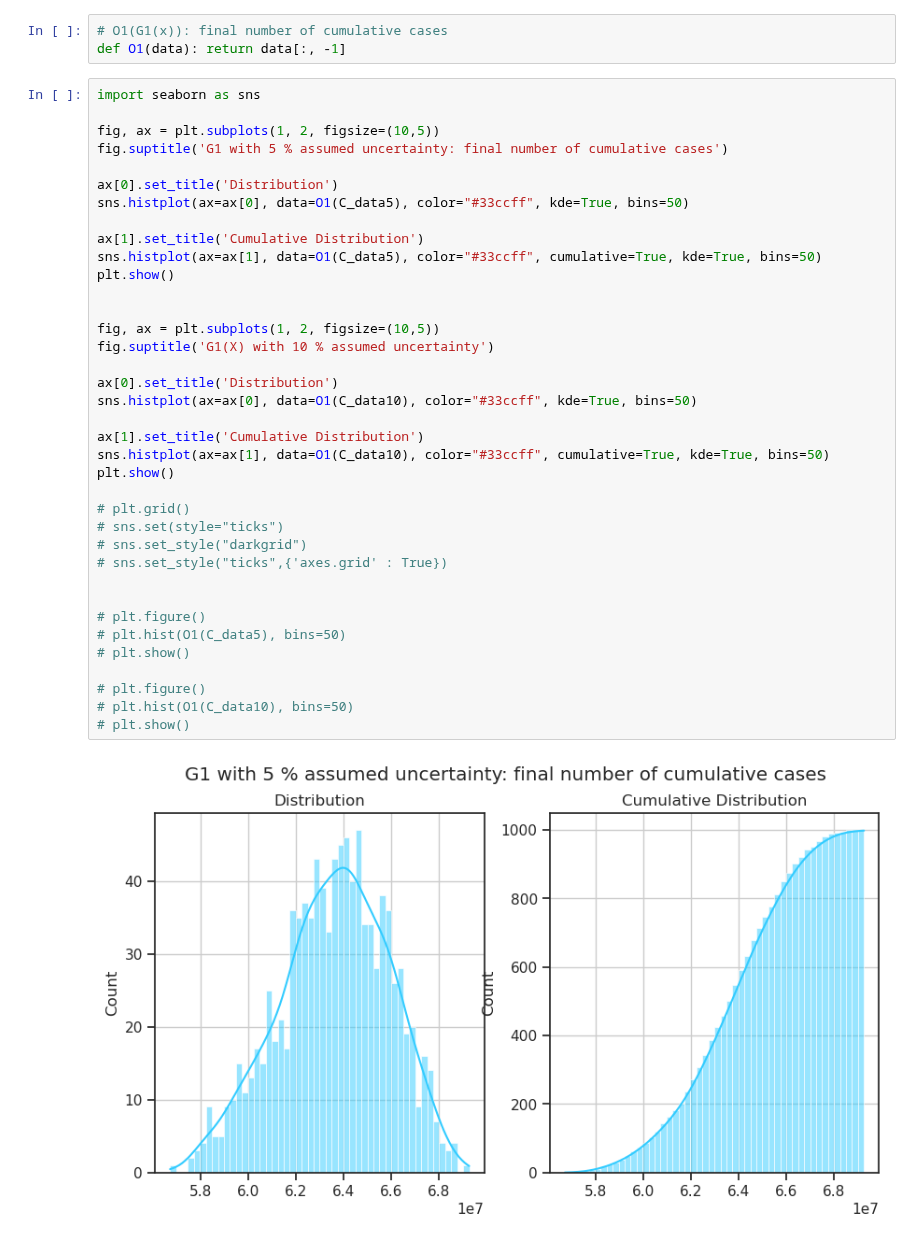
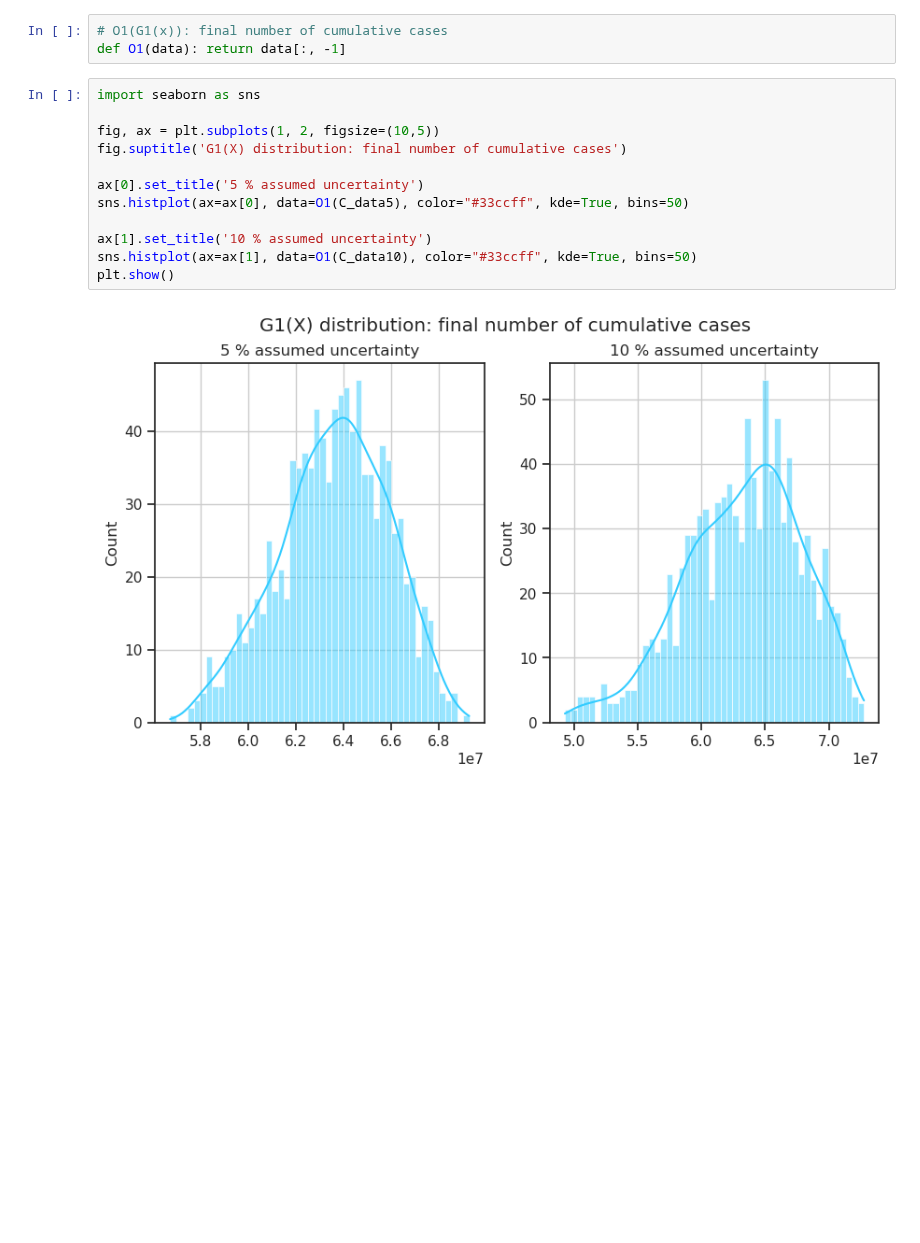
Before and after one commit to maximilian-nowak/uq-assignments, a Jupyter notebook: Assignment_1.ipynb, the cells around one changed output. Saved outputs shown, nothing was run; the diff lists cells and outputs as text; blank space fills up the shorter version.

Commit message:
remove cumulative histogram  plots

```diff
--- a/Assignment_1.ipynb
+++ b/Assignment_1.ipynb
@@ -213,39 +213,14 @@ def O1(data): return data[:, -1]
 # %%
 import seaborn as sns
 
 fig, ax = plt.subplots(1, 2, figsize=(10,5))
-fig.suptitle('G1 with 5 % assumed uncertainty: final number of cumulative cases')
+fig.suptitle('G1(X) distribution: final number of cumulative cases')
 
-ax[0].set_title('Distribution')
+ax[0].set_title('5 % assumed uncertainty')
 sns.histplot(ax=ax[0], data=O1(C_data5), color="#33ccff", kde=True, bins=50)
 
-ax[1].set_title('Cumulative Distribution')
-sns.histplot(ax=ax[1], data=O1(C_data5), color="#33ccff", cumulative=True, kde=True, bins=50)
+ax[1].set_title('10 % assumed uncertainty')
+sns.histplot(ax=ax[1], data=O1(C_data10), color="#33ccff", kde=True, bins=50)
 plt.show()
-
-
-fig, ax = plt.subplots(1, 2, figsize=(10,5))
-fig.suptitle('G1(X) with 10 % assumed uncertainty')
-
-ax[0].set_title('Distribution')
-sns.histplot(ax=ax[0], data=O1(C_data10), color="#33ccff", kde=True, bins=50)
-
-ax[1].set_title('Cumulative Distribution')
-sns.histplot(ax=ax[1], data=O1(C_data10), color="#33ccff", cumulative=True, kde=True, bins=50)
-plt.show()
-
-# plt.grid()
-# sns.set(style="ticks")
-# sns.set_style("darkgrid")
-# sns.set_style("ticks",{'axes.grid' : True})
-
-
-# plt.figure()
-# plt.hist(O1(C_data5), bins=50)
-# plt.show()
-
-# plt.figure()
-# plt.hist(O1(C_data10), bins=50)
-# plt.show()
 # %% [output]
-[figure, old version]
+[figure, new version]
```
Also changed, not shown: parts of 3 cells of this notebook.
